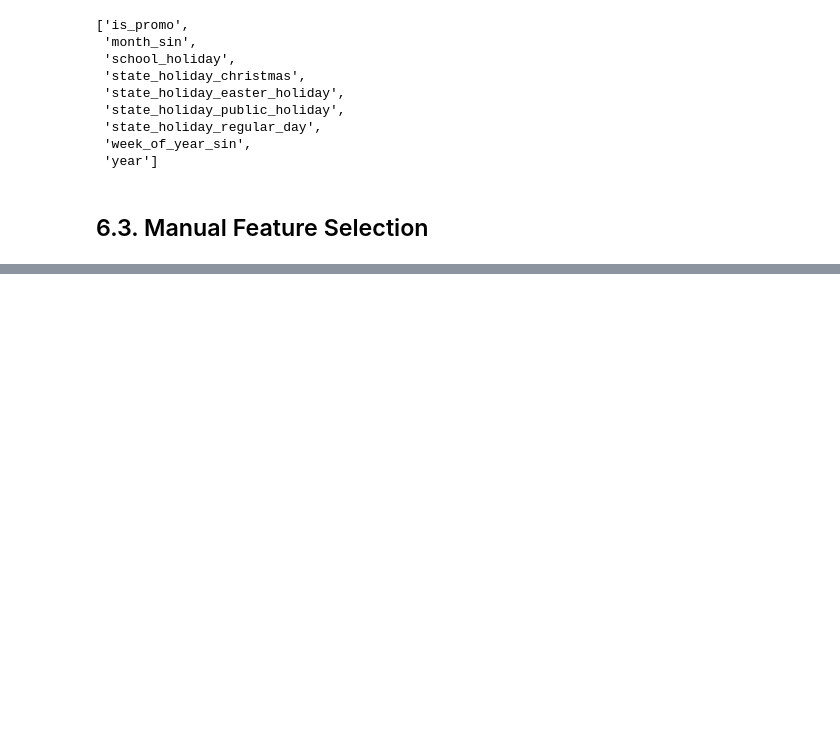
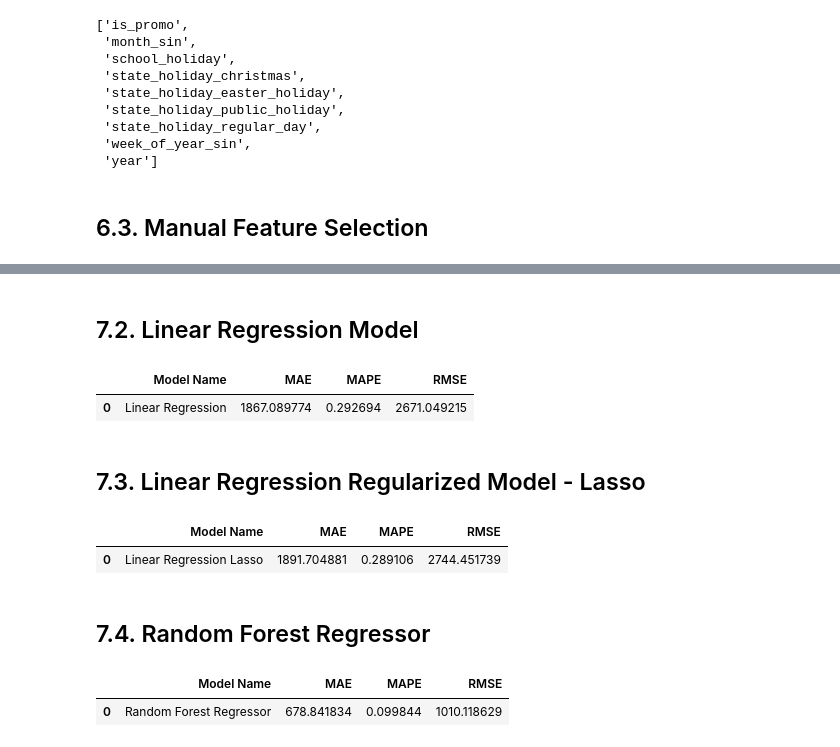
Before and after one commit to marcoscarvalho96/data-science-em-producao, a Jupyter notebook: m07_v01_store_sales_prediction.ipynb, the cells around one changed output, grey strips where cells are left out. Saved outputs shown, nothing was run; the diff lists cells and outputs as text; code cells hidden in the pictures; blank space fills up the shorter version.

```diff
--- a/m07_v01_store_sales_prediction.ipynb
+++ b/m07_v01_store_sales_prediction.ipynb
@@ -1044,0 +1012,45 @@ lrr_result
+# %% [markdown]
+## 7.2. Linear Regression Model
+# %%
+# model
+lr = LinearRegression().fit( x_train, y_train )
+
+# prediction
+yhat_lr = lr.predict( x_test )
+
+# performance
+lr_result = ml_error( 'Linear Regression', np.expm1( y_test ), np.expm1( yhat_lr ) )
+lr_result
+# %% [output]
+|  | Model Name | MAE | MAPE | RMSE |
+| 0 | Linear Regression | 1867.089774 | 0.292694 | 2671.049215 |
+# %% [markdown]
+## 7.3. Linear Regression Regularized Model - Lasso
+# %%
+# model
+lrr = Lasso( alpha=0.01 ).fit( x_train, y_train )
+
+# prediction
+yhat_lrr = lrr.predict( x_test )
+
+# performance
+lrr_result = ml_error( 'Linear Regression Lasso', np.expm1( y_test ), np.expm1( yhat_lrr ) )
+lrr_result
+# %% [output]
+|  | Model Name | MAE | MAPE | RMSE |
+| 0 | Linear Regression Lasso | 1891.704881 | 0.289106 | 2744.451739 |
+# %% [markdown]
+## 7.4. Random Forest Regressor
+# %%
+# model
+rf = RandomForestRegressor( n_estimators=100, n_jobs=-1, random_state=42 ).fit( x_train, y_train )
+
+# prediction
+yhat_rf = rf.predict( x_test )
+
+# performance
+rf_result = ml_error( 'Random Forest Regressor', np.expm1( y_test ), np.expm1( yhat_rf ) )
+rf_result
+# %% [output]
+|  | Model Name | MAE | MAPE | RMSE |
+| 0 | Random Forest Regressor | 678.841834 | 0.099844 | 1010.118629 |
```
Also changed, not shown: parts of 21 cells of this notebook.
